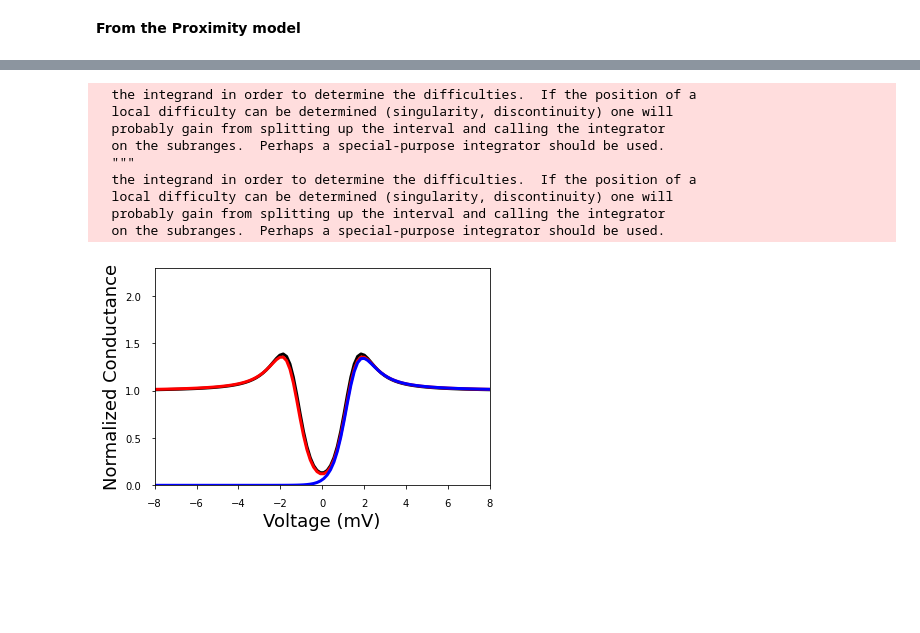
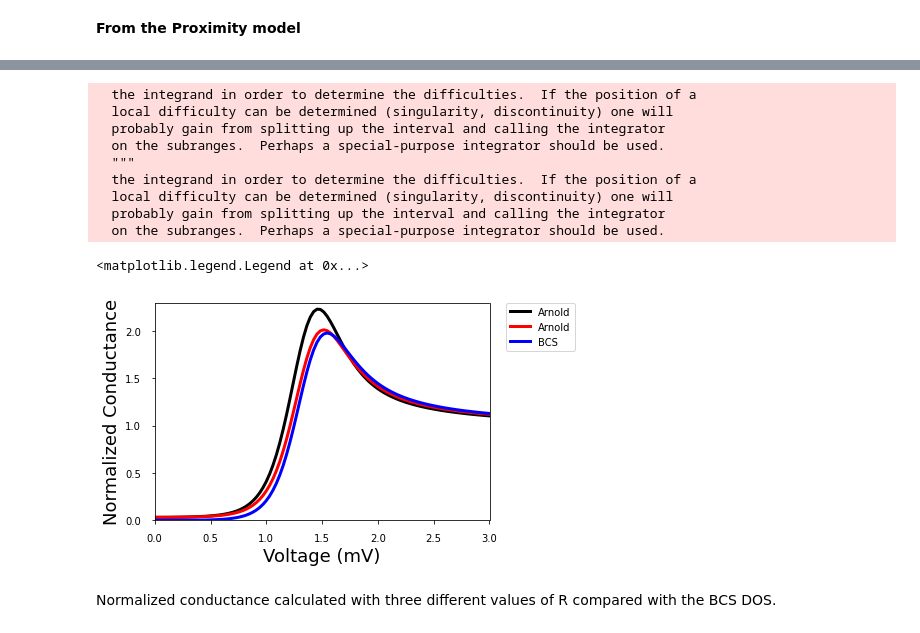
Before and after one commit to jasmineA20/Avocodo, a Jupyter notebook: SIS.ipynb, the cells around one changed output, grey strips where cells are left out. Saved outputs shown, nothing was run; the diff lists cells and outputs as text; code cells hidden in the pictures; blank space fills up the shorter version.

```diff
--- a/SIS.ipynb
+++ b/SIS.ipynb
@@ -54,10 +73,20 @@ for a in v :
 # %%
+xmin    = 0
+xmax    = 8
+
+vr      = np.linspace(xmin,xmax,100)#200
+didvr   = [[],[],[]]
+cutoff  = 5
+
+for v in vr:
+    didvr[0].append(quad(bcsintgnd,Delta,v+cutoff,args=(v,Delta),limit=100)[0])
+
 plt.figure(1)
 
 plt.axis([xmin,xmax,0,2.5])
 plt.xlabel("Voltage (mV)",fontsize=18)
 plt.ylabel("Normalized Conductance",fontsize=18)
-plt.plot(v,didvr[0],color="blue",linewidth=3)
+plt.plot(vr,didvr[0],color="blue",linewidth=3)
 plt.tick_params(axis='y',pad=10)
 plt.tick_params(axis='x',pad=10)
 
@@ -67,6 +96,2 @@ plt.tick_params(axis='x',pad=10)
 # %% [markdown]
 **From the Proximity model**
-# %%
-Delta = 1.38
-k = 0.08617
-T = 4.2
@@ -110,3 +98,6 @@ plt.tick_params(axis='x',pad=10)
+# %%
+xmin = 0
+xmax = 3
 # %%
 #Functions from the Proximity Model DOS
 def Omega(e,Delta):
@@ -123,33 +114,44 @@ def DKd(e,dl,R):
 
 def sigma(e,dl,R):
     return np.imag( ((e/Omega(e,DeltaN))*( F(e)*np.cos(DKd(e,dl,R))*1j + np.sin(DKd(e,dl,R)) )+1j*G(e)*DeltaN/Omega(e,DeltaN))/(np.cos(DKd(e,dl,R)) - F(e)*np.sin(DKd(e,dl,R))*1j) )
+# %%
+def intgnd(e,v,dl,R):
+    return np.abs(sigma(e,dl,R))*(-fp(e-v))
+
+def bcsintgnd(e,v,Delta):
+    return np.abs(N(e,Delta))*(-fp(e-v))
 # %%
 vr = np.linspace(xmin,xmax,100)#200
-didvr = [[],[],[]]
+didvr = [[],[],[],[]]
 cutoff=5
 for v in vr:
     didvr[0].append(quad(intgnd,v-cutoff,v+cutoff,args=(v,dl,Rhigh),limit=100)[0])
     didvr[1].append(quad(intgnd,v-cutoff,v+cutoff,args=(v,dl,Rlow),limit=100)[0])
     didvr[2].append(quad(bcsintgnd,DeltaS,v+cutoff,args=(v,DeltaS),limit=100)[0])
-
-plt.figure(1)
+    #didvr[3].append(quad(bcsintgnd,DeltaS,v+cutoff,args=(v,0.02),limit=100)[0])
+    #didvr[3].append(quad(intgnd,v-cutoff,v+cutoff,args=(v,dl,0.02),limit=100)[0])
 
 plt.axis([xmin,xmax,0,2.3])
 plt.xlabel("Voltage (mV)",fontsize=18)
 plt.ylabel("Normalized Conductance",fontsize=18)
-plt.plot(vr,didvr[0],color="black",linewidth=3)
-plt.plot(vr,didvr[1],color="red",linewidth=3)
-plt.plot(vr,didvr[2],color="blue",linewidth=3)
+plt.plot(vr,didvr[0],color="black",linewidth=3,label='Arnold')
+plt.plot(vr,didvr[1],color="red",linewidth=3,label='Arnold')
+plt.plot(vr,didvr[2],color="blue",linewidth=3,label='BCS')
+#plt.plot(vr,didvr[3],color="blue",linewidth=3,label='Arnold')
 plt.tick_params(axis='y',pad=10)
 plt.tick_params(axis='x',pad=10)
+plt.legend(bbox_to_anchor=(1.05, 1), loc='upper left', borderaxespad=0.)
 # %% [output]
   the integrand in order to determine the difficulties.  If the position of a
   local difficulty can be determined (singularity, discontinuity) one will
   probably gain from splitting up the interval and calling the integrator
   on the subranges.  Perhaps a special-purpose integrator should be used.
   """
   the integrand in order to determine the difficulties.  If the position of a
   local difficulty can be determined (singularity, discontinuity) one will
   probably gain from splitting up the interval and calling the integrator
   on the subranges.  Perhaps a special-purpose integrator should be used.
+<matplotlib.legend.Legend at 0x...>
-[figure, old version]
+[figure, new version]
+# %% [markdown]
+Normalized conductance calculated with three different values of R compared with the BCS DOS.
```
Also changed, not shown: parts of 18 cells of this notebook.
